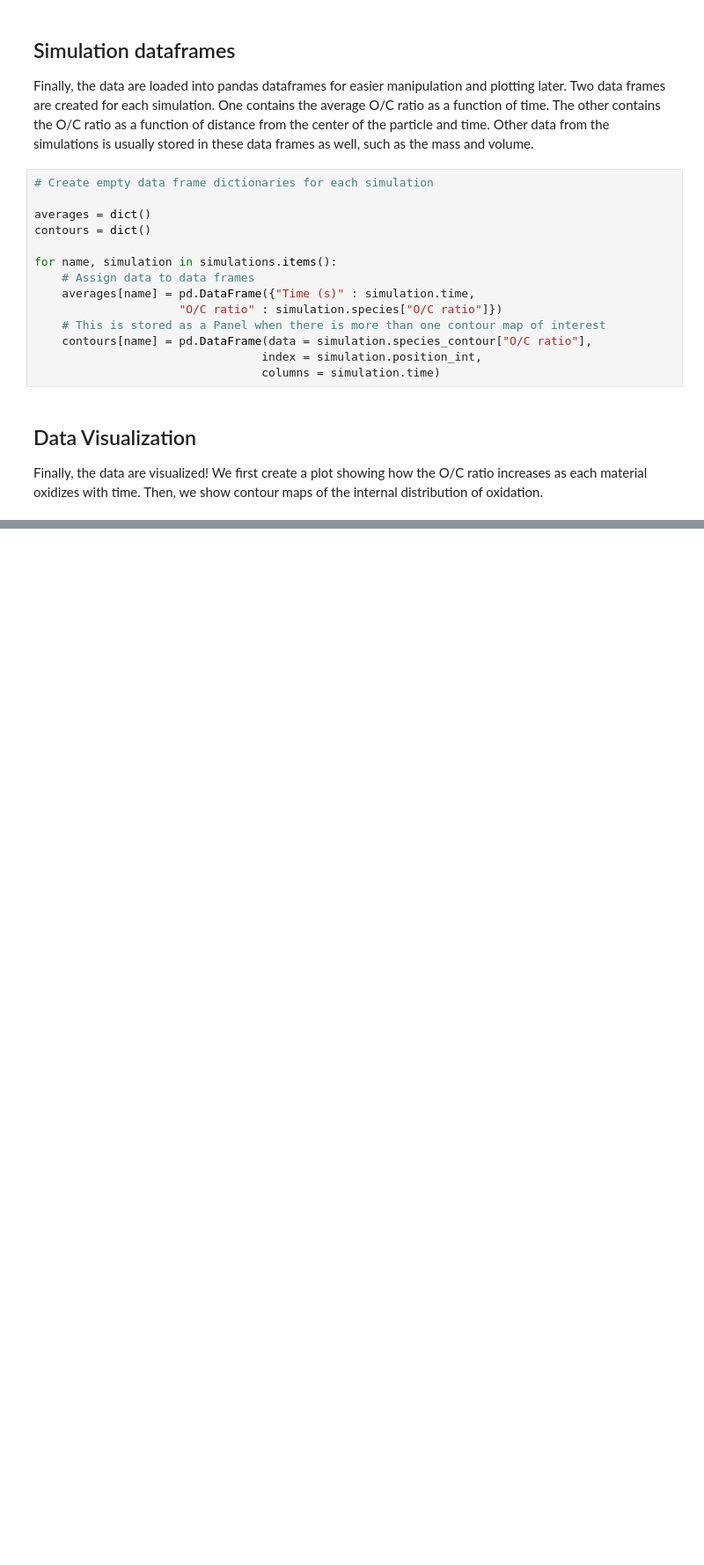
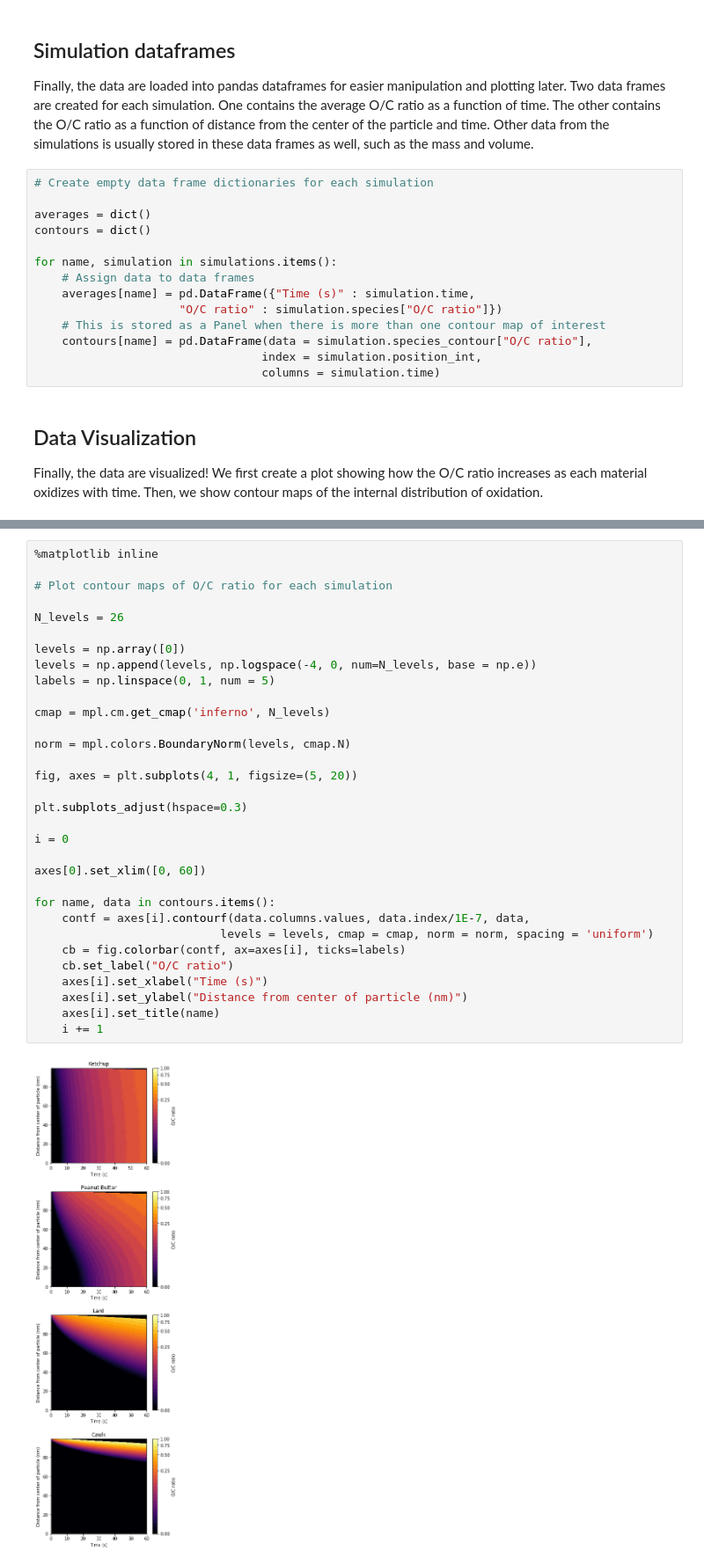
Before and after one commit to aawiegel/StackSimAnalysis, a Jupyter notebook: Demo.ipynb, the cells around one changed output, grey strips where cells are left out. Shown at 88% size. Saved outputs shown, nothing was run; the diff lists cells and outputs as text; blank space fills up the shorter version.

```diff
--- a/Demo.ipynb
+++ b/Demo.ipynb
@@ -157,0 +167,34 @@ plt.show()
+# %%
+%matplotlib inline
+
+# Plot contour maps of O/C ratio for each simulation
+
+N_levels = 26
+
+levels = np.array([0])
+levels = np.append(levels, np.logspace(-4, 0, num=N_levels, base = np.e))
+labels = np.linspace(0, 1, num = 5)
+
+cmap = mpl.cm.get_cmap('inferno', N_levels)
+
+norm = mpl.colors.BoundaryNorm(levels, cmap.N)
+
+fig, axes = plt.subplots(4, 1, figsize=(5, 20))
+
+plt.subplots_adjust(hspace=0.3)
+
+i = 0
+
+axes[0].set_xlim([0, 60])
+
+for name, data in contours.items():
+    contf = axes[i].contourf(data.columns.values, data.index/1E-7, data,
+                           levels = levels, cmap = cmap, norm = norm, spacing = 'uniform')
+    cb = fig.colorbar(contf, ax=axes[i], ticks=labels)
+    cb.set_label("O/C ratio")
+    axes[i].set_xlabel("Time (s)")
+    axes[i].set_ylabel("Distance from center of particle (nm)")
+    axes[i].set_title(name)
+    i += 1
+# %% [output]
+[figure, added]
```
Also changed, not shown: parts of 6 cells of this notebook.
